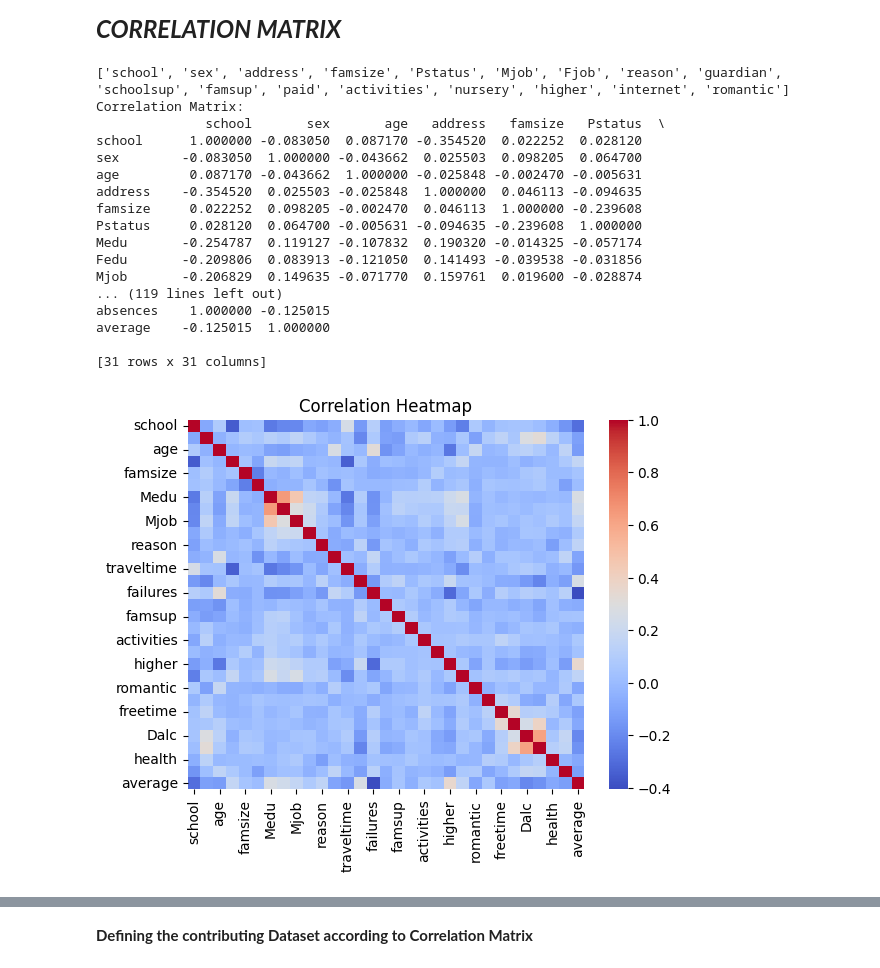
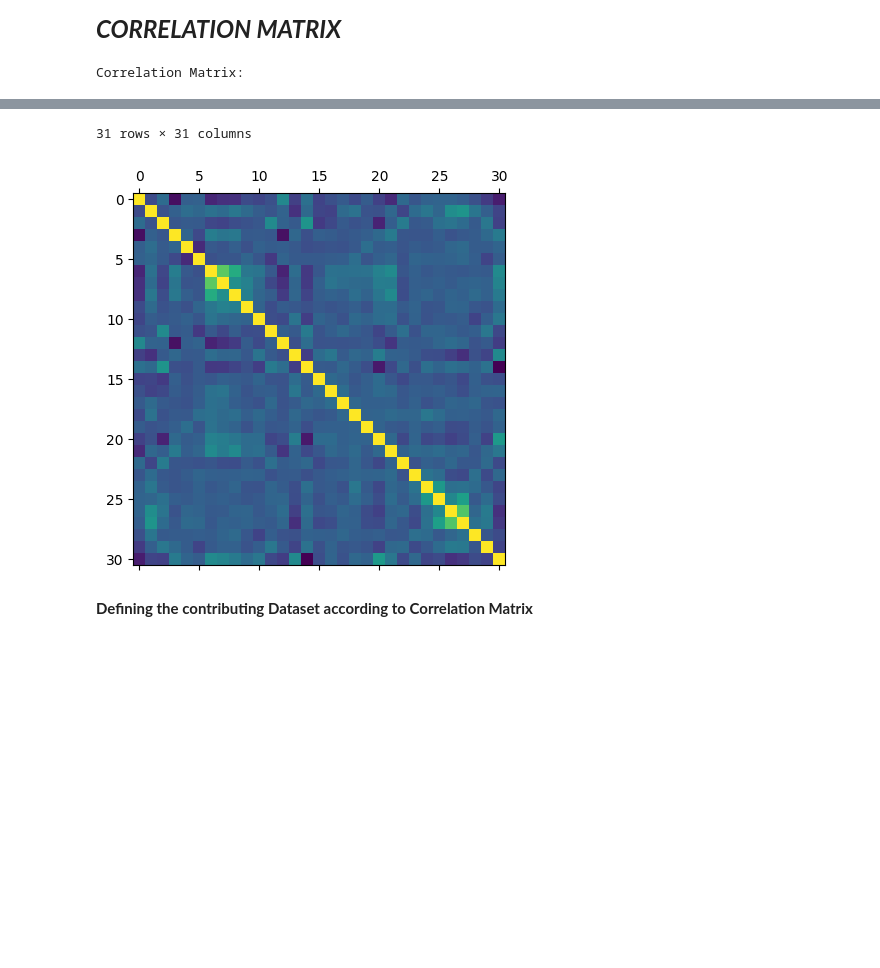
Before and after one commit to Doha04/Data-Science-Project, a Jupyter notebook: DATA_SCIENCE_PROJECT.ipynb, the cells around one changed output, grey strips where cells are left out. Drawn from its saved outputs; the diff is of its cells as text; code cells hidden in the pictures; blank space fills up the shorter version.

Commit message:
Updated Data Visualization

```diff
--- a/DATA_SCIENCE_PROJECT.ipynb
+++ b/DATA_SCIENCE_PROJECT.ipynb
@@ -187,46 +115,12 @@ if __name__ == '__main__':
 # %% [markdown]
 <font size="5">***CORRELATION MATRIX***</font><br>
-# %%
-
-#Detect non-numeric datatypes
-non_numeric_columns = df.select_dtypes(exclude=[np.number]).columns.tolist()
-print (non_numeric_columns)
-
-# Convert non-numeric columns into numerical values using Label Encoding
-label_encoders = LabelEncoder()
-for col in non_numeric_columns:
-    df[col] = label_encoders.fit_transform(df[col])
-
-#DataFrame after converting non-numeric to numeric
-#print(df)
-
-#Finding correlation matrix of all variables
-correlation_matrix = df.corr()
-
-print("Correlation Matrix:")
-print(correlation_matrix)
-
-
-#HeatMap for all variables
-sns.heatmap(correlation_matrix, cmap='coolwarm')
-plt.title('Correlation Heatmap')
-plt.show()
-# %% [output]
-['school', 'sex', 'address', 'famsize', 'Pstatus', 'Mjob', 'Fjob', 'reason', 'guardian', 'schoolsup', 'famsup', 'paid', 'activities', 'nursery', 'higher', 'internet', 'romantic']
-Correlation Matrix:
-              school       sex       age   address   famsize   Pstatus  \
-school      1.000000 -0.083050  0.087170 -0.354520  0.022252  0.028120
-sex        -0.083050  1.000000 -0.043662  0.025503  0.098205  0.064700
-age         0.087170 -0.043662  1.000000 -0.025848 -0.002470 -0.005631
-address    -0.354520  0.025503 -0.025848  1.000000  0.046113 -0.094635
-famsize     0.022252  0.098205 -0.002470  0.046113  1.000000 -0.239608
-Pstatus     0.028120  0.064700 -0.005631 -0.094635 -0.239608  1.000000
-Medu       -0.254787  0.119127 -0.107832  0.190320 -0.014325 -0.057174
-Fedu       -0.209806  0.083913 -0.121050  0.141493 -0.039538 -0.031856
-Mjob       -0.206829  0.149635 -0.071770  0.159761  0.019600 -0.028874
-... (119 lines left out)
-absences    1.000000 -0.125015
-average    -0.125015  1.000000
-
-[31 rows x 31 columns]
-[figure, removed]
+# %%
+#Finding correlation matrix of all variables
+correlation_matrix = df.corr()
+
+print("Correlation Matrix:")
+
+plt.matshow(correlation_matrix)
+df.corr()
+# %% [output]
+Correlation Matrix:
@@ -233,3 +144,5 @@ average    -0.125015  1.000000
+31 rows × 31 columns
+[figure, added]
 # %% [markdown]
 **Defining the contributing Dataset according to Correlation Matrix**
 # %%
```
Also changed, not shown: parts of 27 cells of this notebook.
